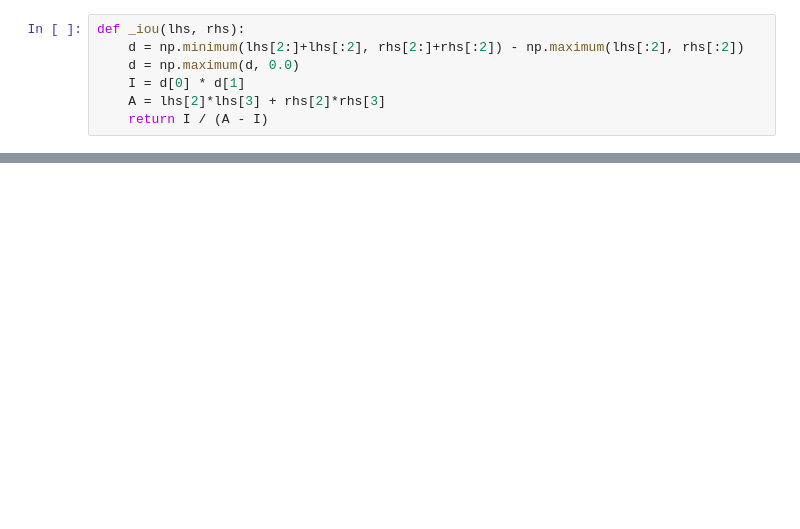
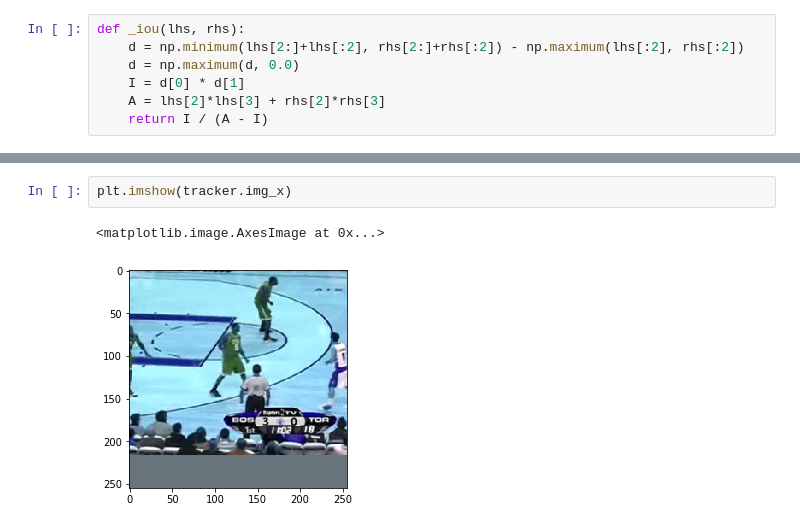
Before and after one commit to eldercrow/tracking-pytorch, a Jupyter notebook: notebook/predict.ipynb, the cells around one changed output, grey strips where cells are left out. Cells and saved outputs as stored; diff of their text form; blank space fills up the shorter version.

```diff
--- a/notebook/predict.ipynb
+++ b/notebook/predict.ipynb
@@ -174,0 +212,5 @@ array([0.2934338 , 0.6882701 , 0.5938145 , 0.42271924, 0.2692841 ,
+# %%
+plt.imshow(tracker.img_x)
+# %% [output]
+<matplotlib.image.AxesImage at 0x...>
+[figure, added]
```
Also changed, not shown: parts of 14 cells of this notebook, 11 other files.
